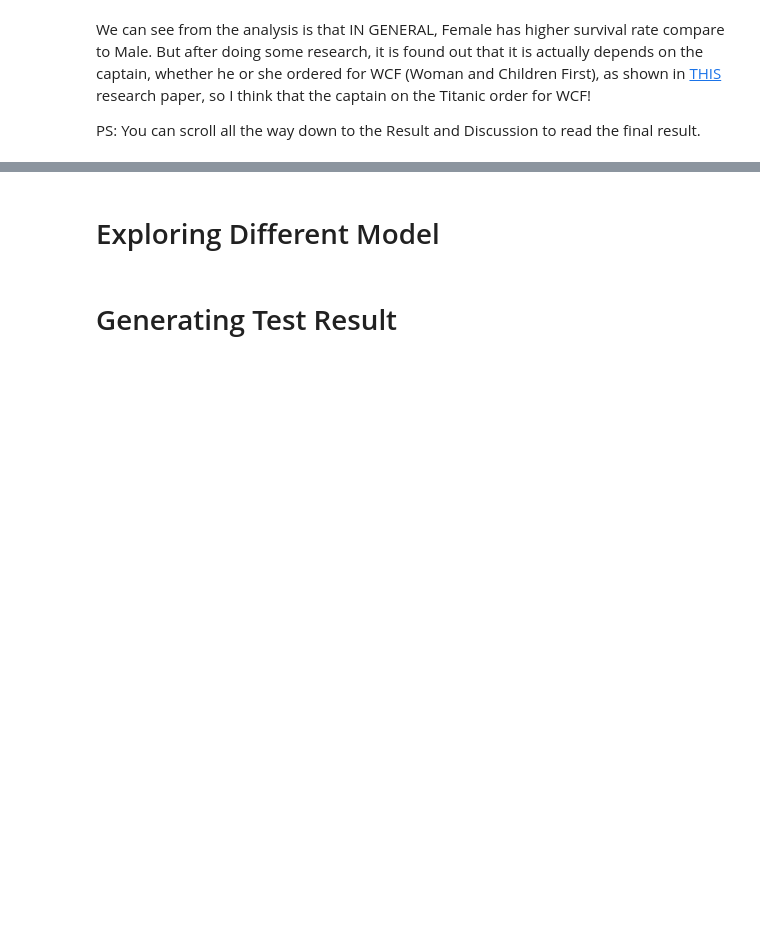
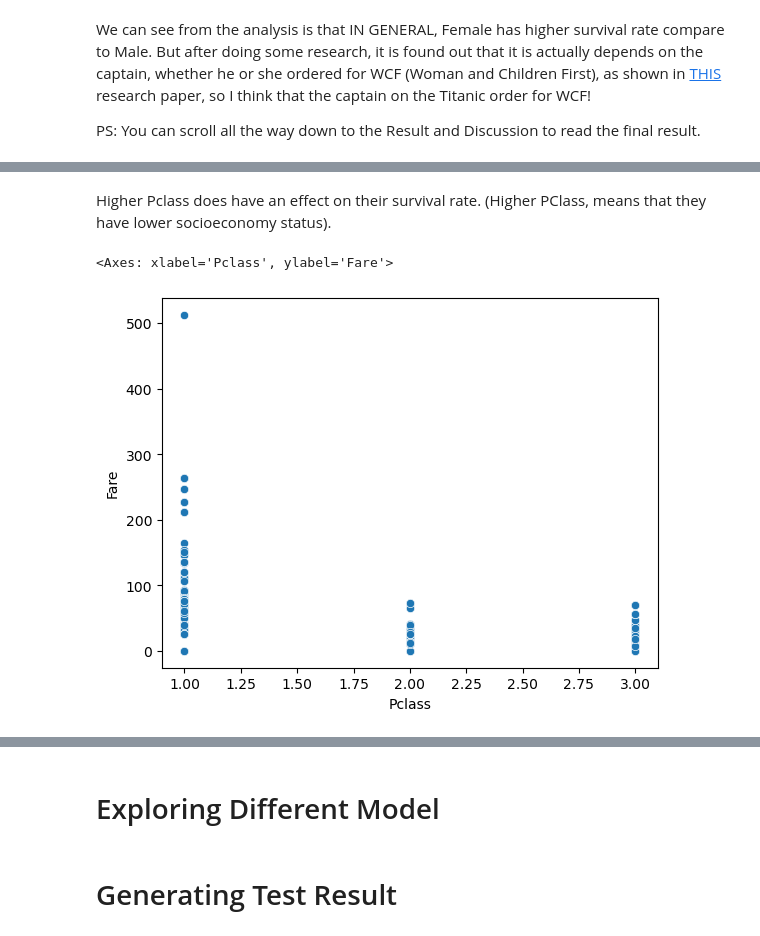
Before and after one commit to TangLitEn/kaggle-titanic, a Jupyter notebook: main.ipynb, the cells around one changed output, grey strips where cells are left out. Drawn from its saved outputs; the diff is of its cells as text; code cells hidden in the pictures; blank space fills up the shorter version.

```diff
--- a/main.ipynb
+++ b/main.ipynb
@@ -98,0 +117,7 @@ Text(0.5, 1.0, 'Survival Count of different Sex')
+# %% [markdown]
+Higher Pclass does have an effect on their survival rate. (Higher PClass, means that they have lower socioeconomy status).
+# %%
+sns.scatterplot(data = real_train , x = "Pclass", y = "Fare")
+# %% [output]
+<Axes: xlabel='Pclass', ylabel='Fare'>
+[figure, added]
```
Also changed, not shown: parts of 12 cells of this notebook.
